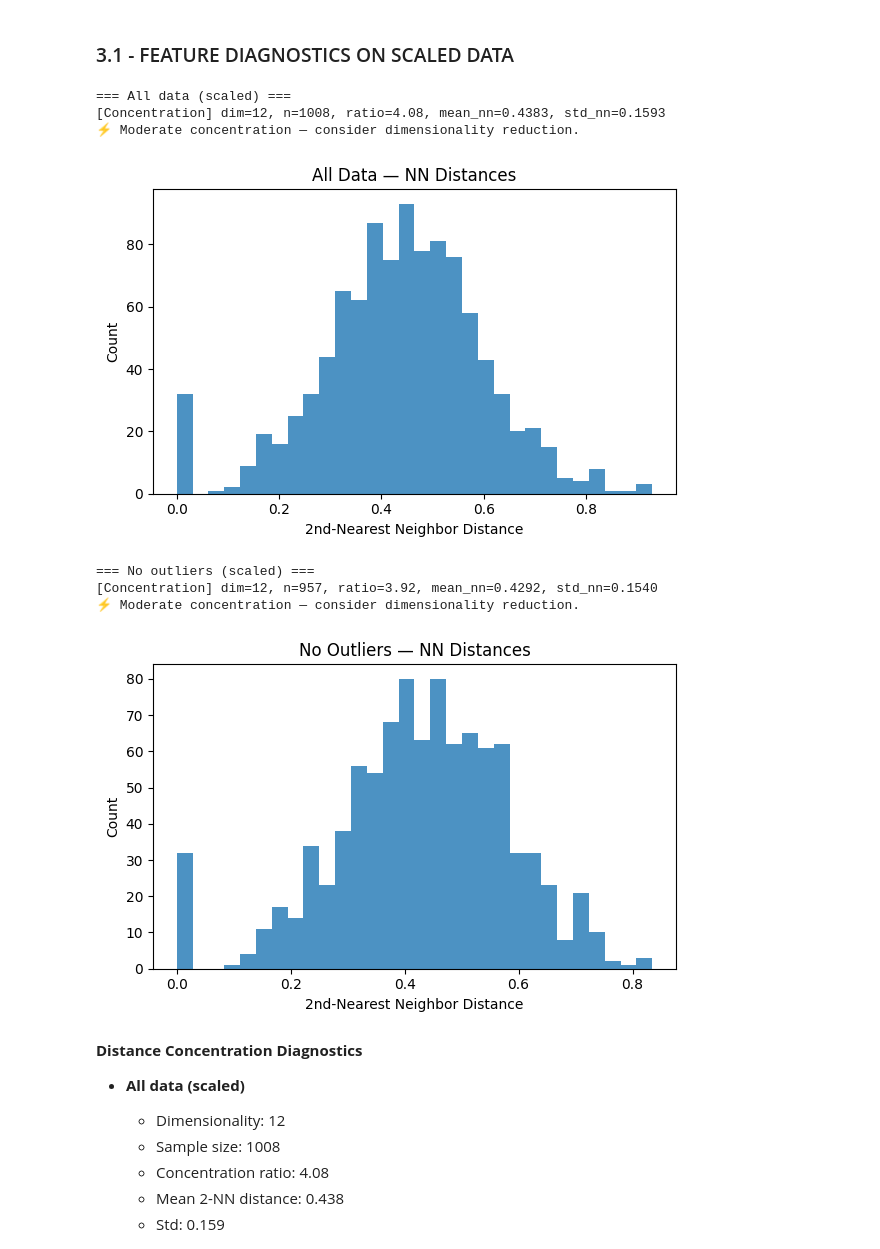
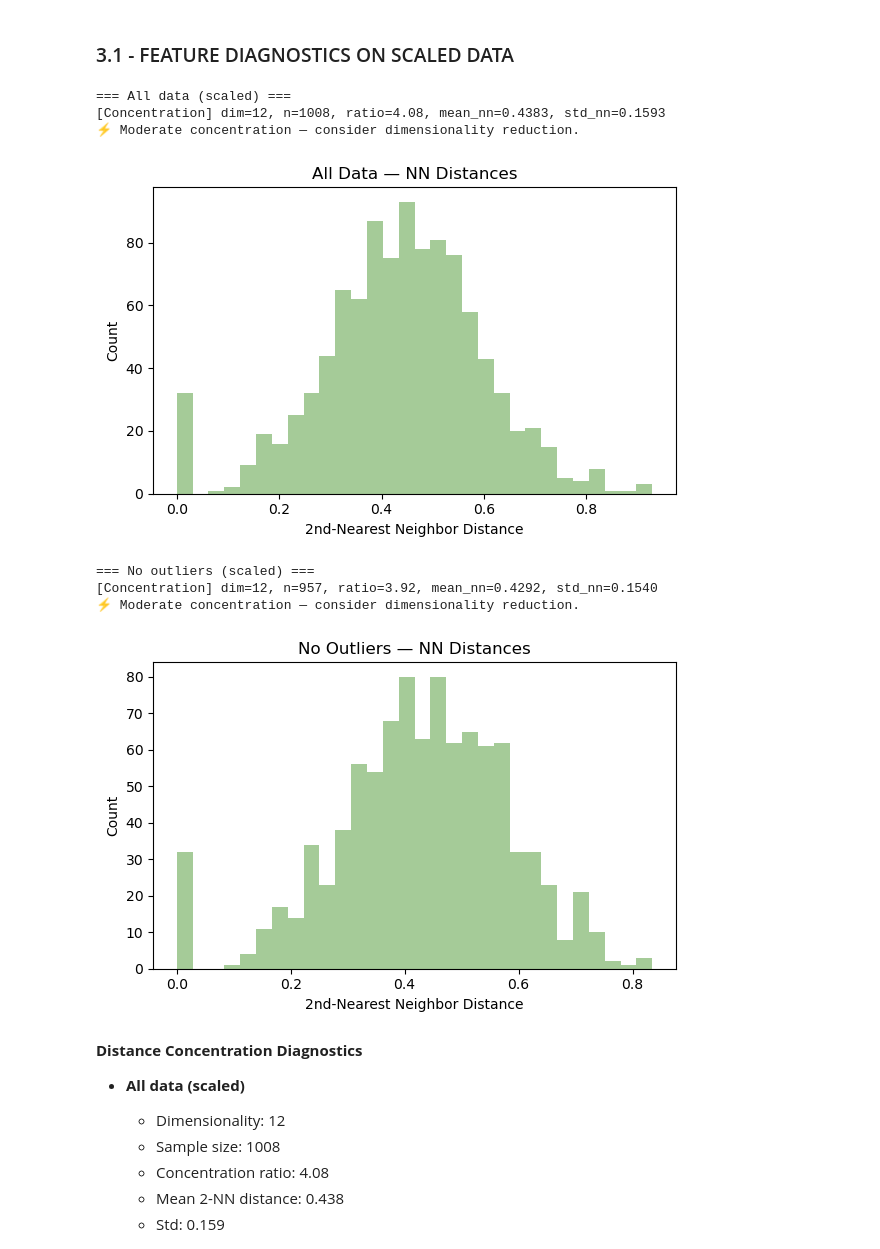
Before and after one commit to enricovaccari/Mapping_The_Italian_Climate_Mindscape, a Jupyter notebook: notebooks/03_eda_preprocessing.ipynb, the cells around one changed output. Drawn from its saved outputs; the diff is of its cells as text; code cells hidden in the pictures.

```diff
--- a/notebooks/03_eda_preprocessing.ipynb
+++ b/notebooks/03_eda_preprocessing.ipynb
@@ -644,36 +692,40 @@ def diagnose_curse_of_dimensionality(
 
     # How to interpret:
     # - A narrow peak indicates high concentration (bad).
     # - A wide spread indicates low concentration (good).
 
     if plot:
         plt.figure(figsize=(6,4))
-        plt.hist(nn_dist, bins=30, alpha=0.8)
+        plt.hist(
+            nn_dist,
+            bins=30,
+            alpha=0.8,
+            color="#8FBF7F")
         plt.xlabel('2nd-Nearest Neighbor Distance')
         plt.ylabel('Count')
         plt.title(title or f'NN Distance Histogram (d={X.shape[1]})')
         plt.tight_layout()
         plt.show()
 
     return diag
 
 # Original scaled data
 print("=== All data (scaled) ===")
 diag_orig = diagnose_curse_of_dimensionality(cluster_df_scaled, robust=True, plot=True, report=True,
                                              title='All Data — NN Distances')
 # No outliers
 print("\n=== No outliers (scaled) ===")
 diag_orig_noOut = diagnose_curse_of_dimensionality(cluster_df_scaled_noOut, robust=True, plot=True,
                                                    title='No Outliers — NN Distances')
 # %% [output]
 === All data (scaled) ===
 [Concentration] dim=12, n=1008, ratio=4.08, mean_nn=0.4383, std_nn=0.1593
 ⚡ Moderate concentration — consider dimensionality reduction.
-[figure, old version]
+[figure, new version]
 === No outliers (scaled) ===
 [Concentration] dim=12, n=957, ratio=3.92, mean_nn=0.4292, std_nn=0.1540
 ⚡ Moderate concentration — consider dimensionality reduction.
-[figure, old version]
+[figure, new version]
 # %% [markdown]
 **Distance Concentration Diagnostics**
 
```
Also changed, not shown: parts of 29 cells of this notebook, 4 other files.
